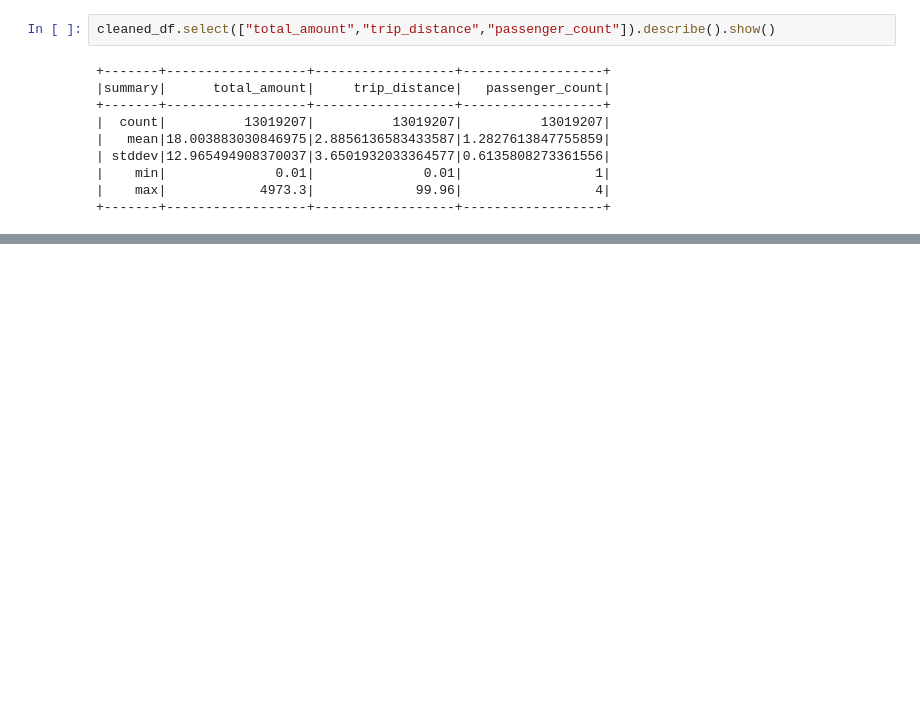
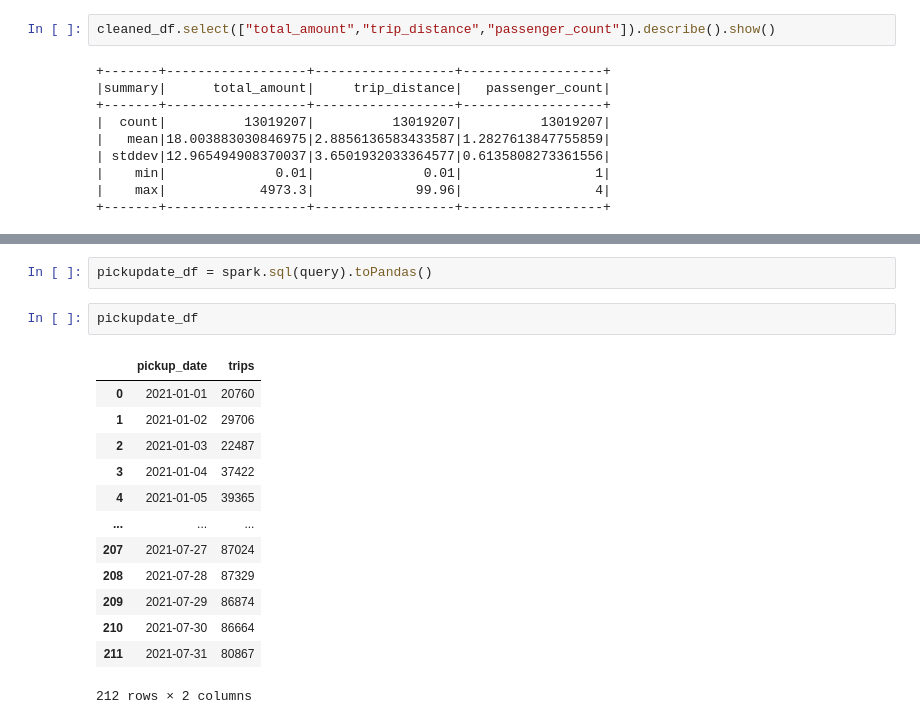
Before and after one commit to devkhk/data-engineering-study, a Jupyter notebook: study_remind/spark/taxi-analysis.ipynb, the cells around one changed output, grey strips where cells are left out. Cells and saved outputs as stored; diff of their text form; blank space fills up the shorter version.

```diff
--- a/study_remind/spark/taxi-analysis.ipynb
+++ b/study_remind/spark/taxi-analysis.ipynb
@@ -247,0 +295,18 @@ cleaned_df.select(["total_amount","trip_distance","passenger_count"]).describe()
+# %%
+pickupdate_df = spark.sql(query).toPandas()
+# %%
+pickupdate_df
+# %% [output]
+|  | pickup_date | trips |
+| 0 | 2021-01-01 | 20760 |
+| 1 | 2021-01-02 | 29706 |
+| 2 | 2021-01-03 | 22487 |
+| 3 | 2021-01-04 | 37422 |
+| 4 | 2021-01-05 | 39365 |
+| ... | ... | ... |
+| 207 | 2021-07-27 | 87024 |
+| 208 | 2021-07-28 | 87329 |
+| 209 | 2021-07-29 | 86874 |
+| 210 | 2021-07-30 | 86664 |
+| 211 | 2021-07-31 | 80867 |
+212 rows × 2 columns
```
Also changed, not shown: parts of 14 cells of this notebook.
